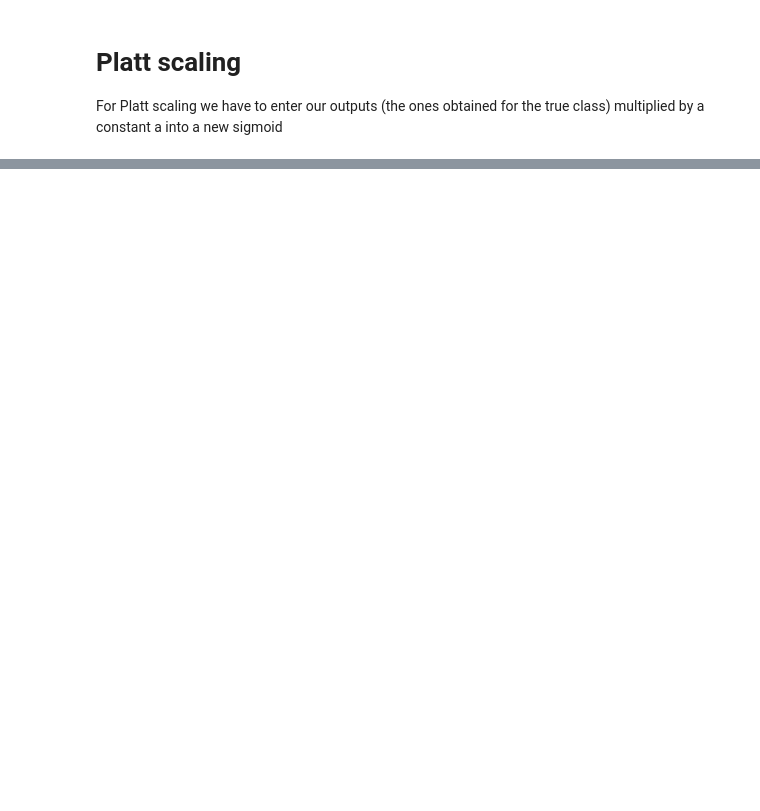
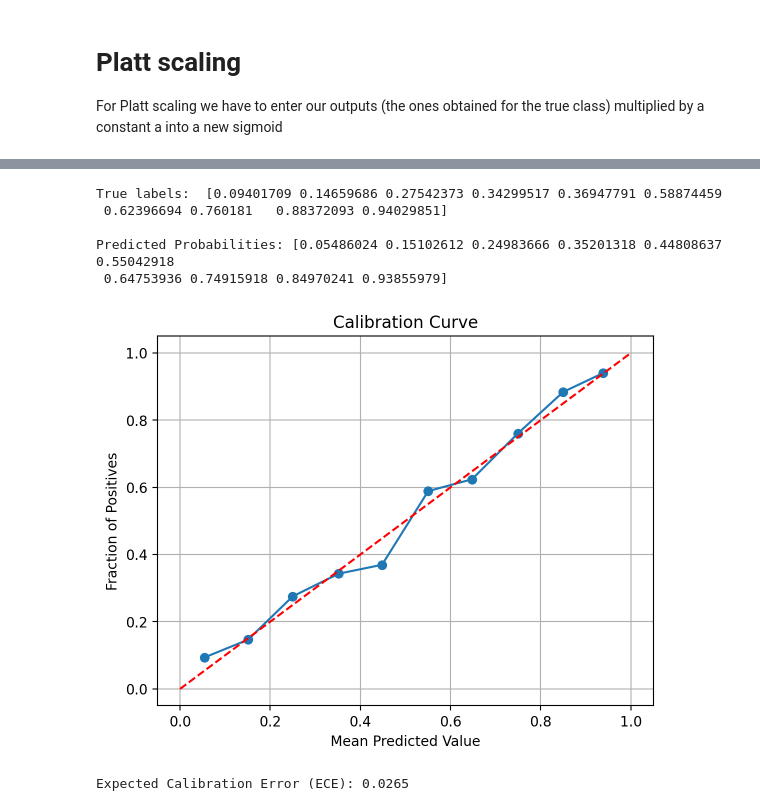
Before and after one commit to danitoribio/neural_networks, a Jupyter notebook: project2/Project2NN.ipynb, the cells around one changed output, grey strips where cells are left out. Drawn from its saved outputs; the diff is of its cells as text; code cells hidden in the pictures; blank space fills up the shorter version.

```diff
--- a/project2/Project2NN.ipynb
+++ b/project2/Project2NN.ipynb
@@ -517,0 +803,49 @@ Expected Calibration Error (ECE): 0.0271
+# %%
+# Fitting a logistic regression model
+lr = LogisticRegression()
+lr.fit(np.array(predicted_prob).reshape(-1, 1), true_labels)
+
+# Platt scaling using CalibratedClassifierCV
+platt_scale = CalibratedClassifierCV(lr, method='sigmoid', cv='prefit')
+platt_scale.fit(np.array(predicted_prob).reshape(-1, 1), true_labels)
+
+# Applying Platt scaling
+platt_scaled_probs = platt_scale.predict_proba(np.array(predicted_prob).reshape(-1, 1))[:, 1]
+# %%
+prob_true, prob_pred = calibration_curve(true_labels, platt_scaled_probs, n_bins=10)
+print("True labels: ",prob_true, "\n")
+print("Predicted Probabilities:", prob_pred)
+
+# Plot calibration curve
+plt.figure()
+plt.plot(prob_pred, prob_true, marker='o', linestyle='-')
+plt.plot([0, 1], [0, 1], linestyle='--', color='red')  # Add a diagonal line for reference
+plt.xlabel('Mean Predicted Value')
+plt.ylabel('Fraction of Positives')
+plt.title('Calibration Curve')
+plt.grid(True)
+plt.show()
+# %% [output]
+True labels:  [0.09401709 0.14659686 0.27542373 0.34299517 0.36947791 0.58874459
+ 0.62396694 0.760181   0.88372093 0.94029851]
+
+Predicted Probabilities: [0.05486024 0.15102612 0.24983666 0.35201318 0.44808637 0.55042918
+ 0.64753936 0.74915918 0.84970241 0.93855979]
+[figure, added]
+# %%
+# Assuming prob_true and prob_pred are given as in your plot and description
+
+# Assuming equally spaced bins and uniform distribution of samples across bins for simplicity
+# This is a simplification; for precise ECE, you would need the exact sample count per bin
+n = len(true_labels)  # Total number of samples
+M = len(prob_true)  # Number of bins
+samples_per_bin = n / M  # Assuming uniform distribution of samples across bins
+
+# vector = np.linspace(0, 1, bins)
+
+# Compute ECE
+ece = np.sum(np.abs(prob_true - prob_pred)) * (samples_per_bin / n)
+
+print(f"Expected Calibration Error (ECE): {ece:.4f}")
+# %% [output]
+Expected Calibration Error (ECE): 0.0265
```
Also changed, not shown: parts of 24 cells of this notebook.
